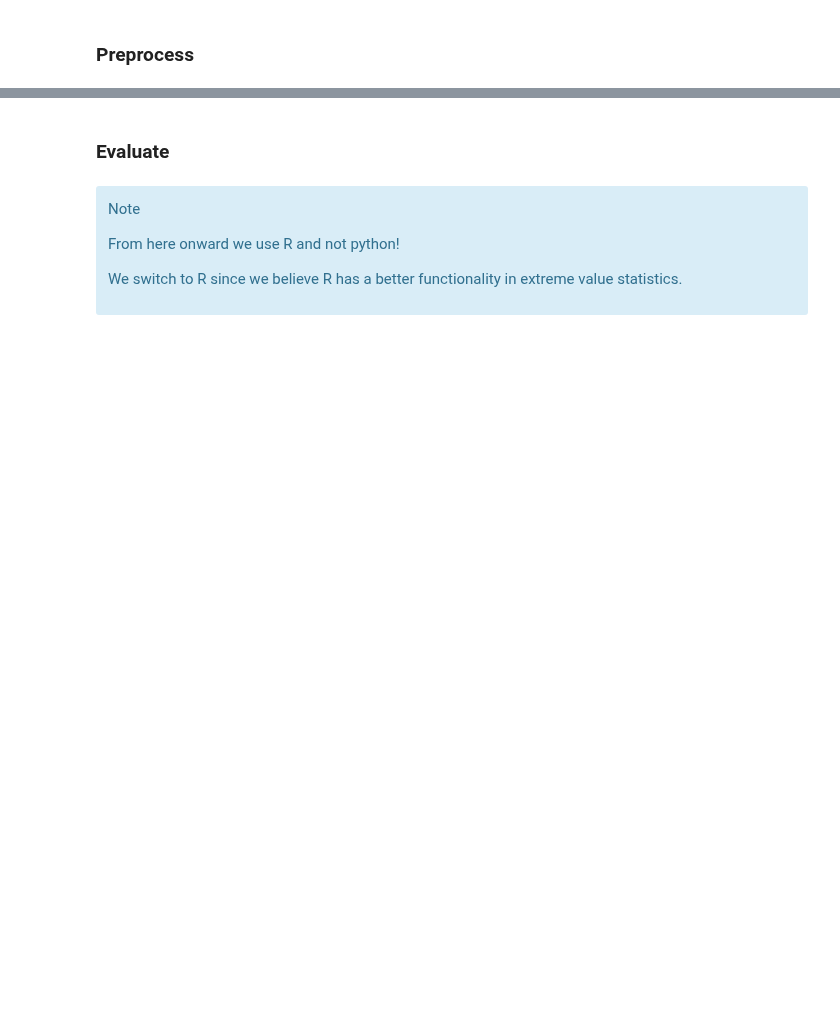
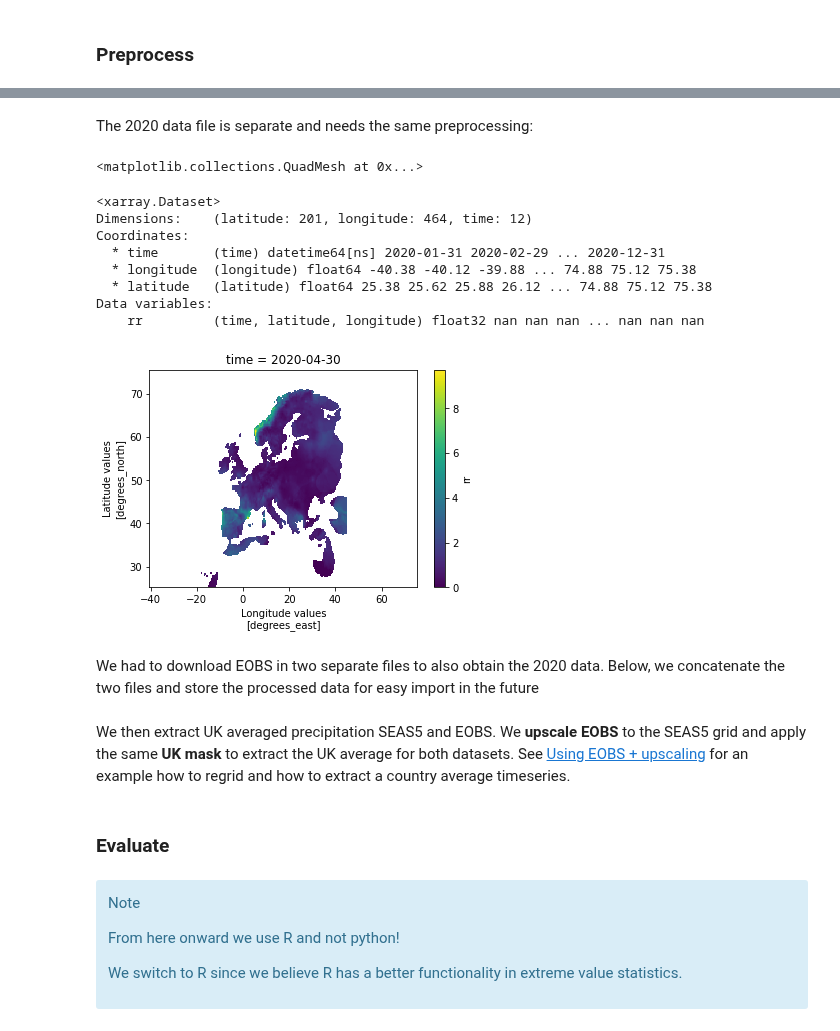
Before and after one commit to ECMWFCode4Earth/UNSEEN-open, a Jupyter notebook: doc/Notebooks/examples/UK_Precipitation.ipynb, the cells around one changed output, grey strips where cells are left out. Saved outputs shown, nothing was run; the diff lists cells and outputs as text; code cells hidden in the pictures; blank space fills up the shorter version.

```diff
--- a/doc/Notebooks/examples/UK_Precipitation.ipynb
+++ b/doc/Notebooks/examples/UK_Precipitation.ipynb
@@ -90,0 +69,20 @@ ERA5_Siberia_events_zoomed_df = ERA5_Siberia_events_zoomed.to_dataframe()
+# %% [markdown]
+The 2020 data file is separate and needs the same preprocessing:
+# %%
+EOBS2020 = xr.open_dataset('../UK_example/EOBS/rr_0.25deg_day_2020_grid_ensmean.nc.1') #open
+EOBS2020 = EOBS2020.resample(time='1m').mean() #Monthly mean
+EOBS2020['rr'].sel(time='2020-04').plot() #show map
+EOBS2020 ## display dataset
+# %% [output]
+<matplotlib.collections.QuadMesh at 0x...>
+<xarray.Dataset>
+Dimensions:    (latitude: 201, longitude: 464, time: 12)
+Coordinates:
+  * time       (time) datetime64[ns] 2020-01-31 2020-02-29 ... 2020-12-31
+  * longitude  (longitude) float64 -40.38 -40.12 -39.88 ... 74.88 75.12 75.38
+  * latitude   (latitude) float64 25.38 25.62 25.88 26.12 ... 74.88 75.12 75.38
+Data variables:
+    rr         (time, latitude, longitude) float32 nan nan nan ... nan nan nan
+[figure, added]
+# %% [markdown]
+We had to download EOBS in two separate files to also obtain the 2020 data. Below, we concatenate the two files and store the processed data for easy import in the future
@@ -91,3 +92,5 @@ ERA5_Siberia_events_zoomed_df = ERA5_Siberia_events_zoomed.to_dataframe()
+# %% [markdown]
+We then extract UK averaged precipitation SEAS5 and EOBS. We **upscale EOBS** to the SEAS5 grid and apply the same **UK mask** to extract the UK average for both datasets. See [Using EOBS + upscaling](2.Preprocess/2.Preprocess.ipynb) for an example how to regrid and how to extract a country average timeseries.
 # %% [markdown]
 ### Evaluate
 # %% [markdown]
```
Also changed, not shown: parts of 64 cells of this notebook.
